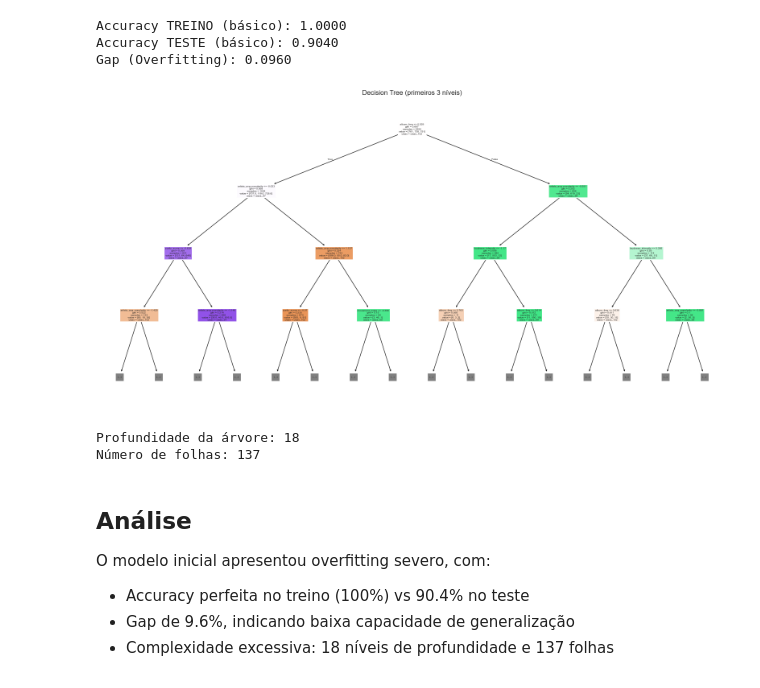
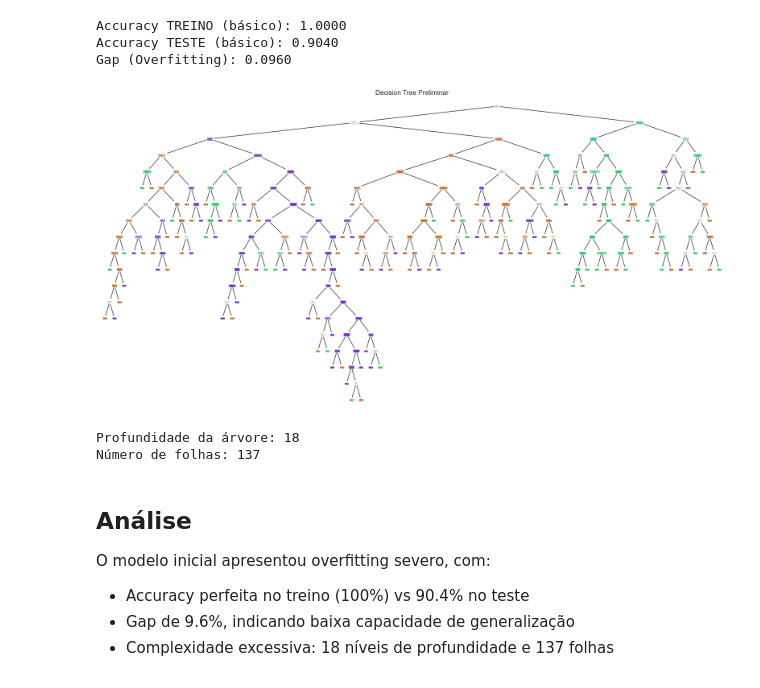
Before and after one commit to acatt-01/APRAU_EFG_B_1230166_1191619, a Jupyter notebook: APRAU_EFG_B_1191619_1230166.ipynb, the cells around one changed output. Saved outputs shown, nothing was run; the diff lists cells and outputs as text; code cells hidden in the pictures.

```diff
--- a/APRAU_EFG_B_1191619_1230166.ipynb
+++ b/APRAU_EFG_B_1191619_1230166.ipynb
@@ -2247,16 +2247,16 @@ Gap (Overfitting): 0.0960
 # %%
 # Visualizar árvore
 from sklearn.tree import plot_tree
 plt.figure(figsize=(20, 10))
 plot_tree(clf_dt, filled=True, feature_names=features.columns.tolist() if hasattr(features, 'columns') else None,
-          class_names=[str(c) for c in clf_dt.classes_], max_depth=3)  # Mostrar só 3 níveis
-plt.title("Decision Tree (primeiros 3 níveis)")
+          class_names=[str(c) for c in clf_dt.classes_])
+plt.title("Decision Tree Preliminar")
 plt.show()
 
 print(f"\nProfundidade da árvore: {clf_dt.get_depth()}")
 print(f"Número de folhas: {clf_dt.get_n_leaves()}")
 # %% [output]
-[figure, old version]
+[figure, new version]
 Profundidade da árvore: 18
 Número de folhas: 137
 # %% [markdown]
```
Also changed, not shown: parts of 7 cells of this notebook.
